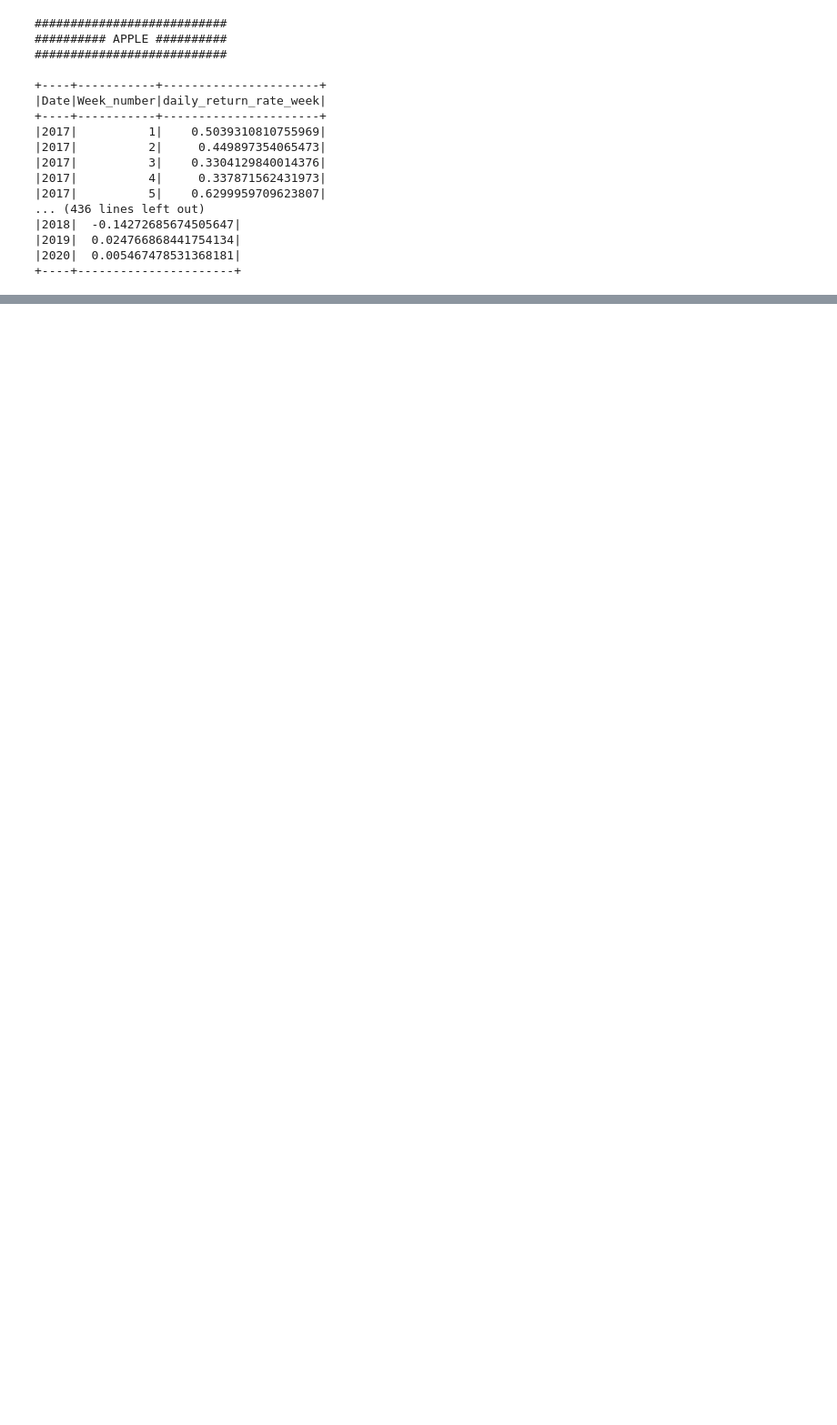
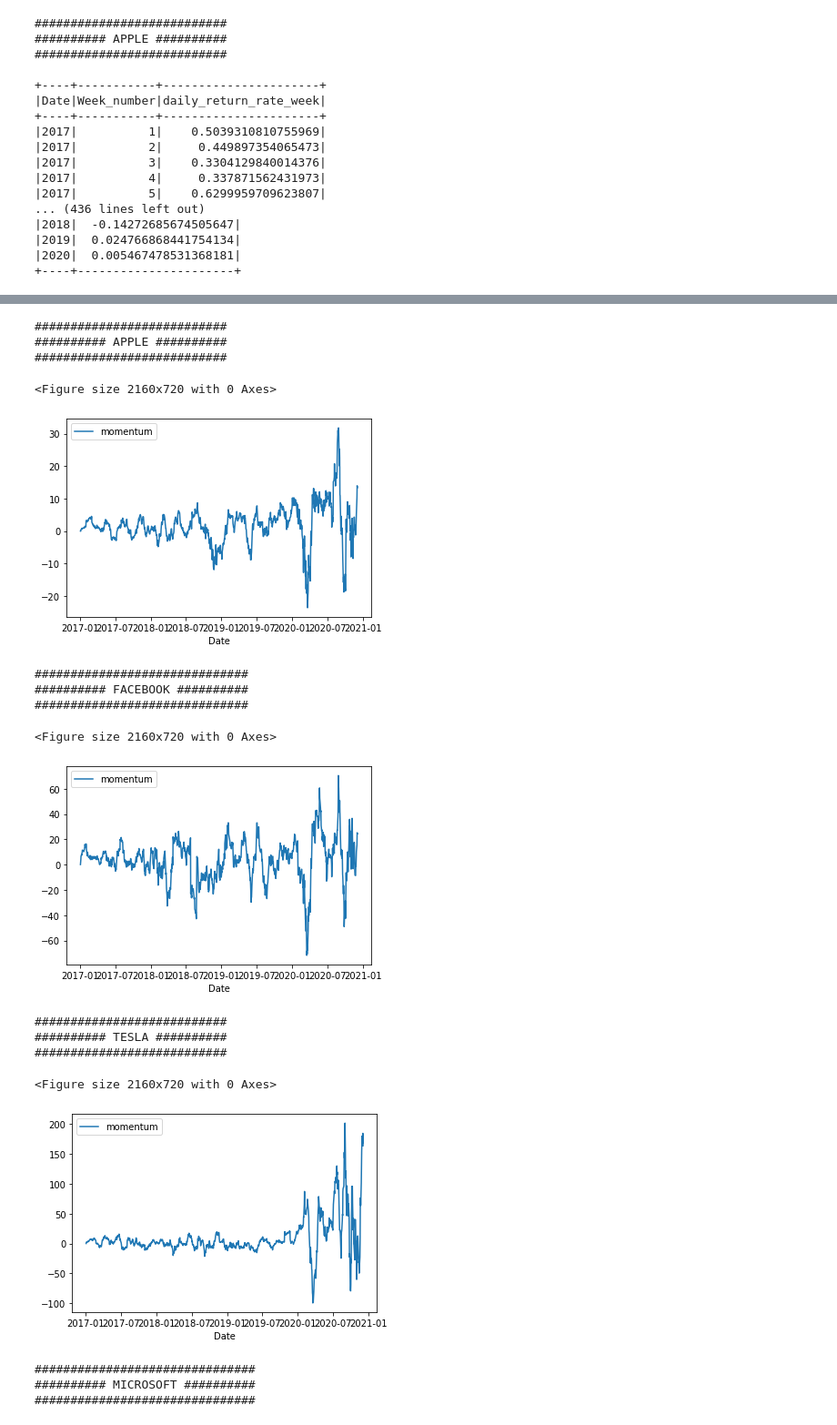
Before and after one commit to yxyfer/BigData-Projet, a Jupyter notebook: project.ipynb, the cells around one changed output, grey strips where cells are left out. Shown at 91% size. Cells and saved outputs as stored; diff of their text form; code cells hidden in the pictures; blank space fills up the shorter version.

```diff
--- a/project.ipynb
+++ b/project.ipynb
@@ -399,0 +505,21 @@ We show the stock with the best return rate during a period (nonth and year).
+# %%
+stocks.call_insight_function("plot_momentum")
+# %% [output]
+###########################
+########## APPLE ##########
+###########################
+<Figure size 2160x720 with 0 Axes>
+[figure, added]
+##############################
+########## FACEBOOK ##########
+##############################
+<Figure size 2160x720 with 0 Axes>
+[figure, added]
+###########################
+########## TESLA ##########
+###########################
+<Figure size 2160x720 with 0 Axes>
+[figure, added]
+###############################
+########## MICROSOFT ##########
+###############################
```
Also changed, not shown: parts of 46 cells of this notebook, 2 other files.
